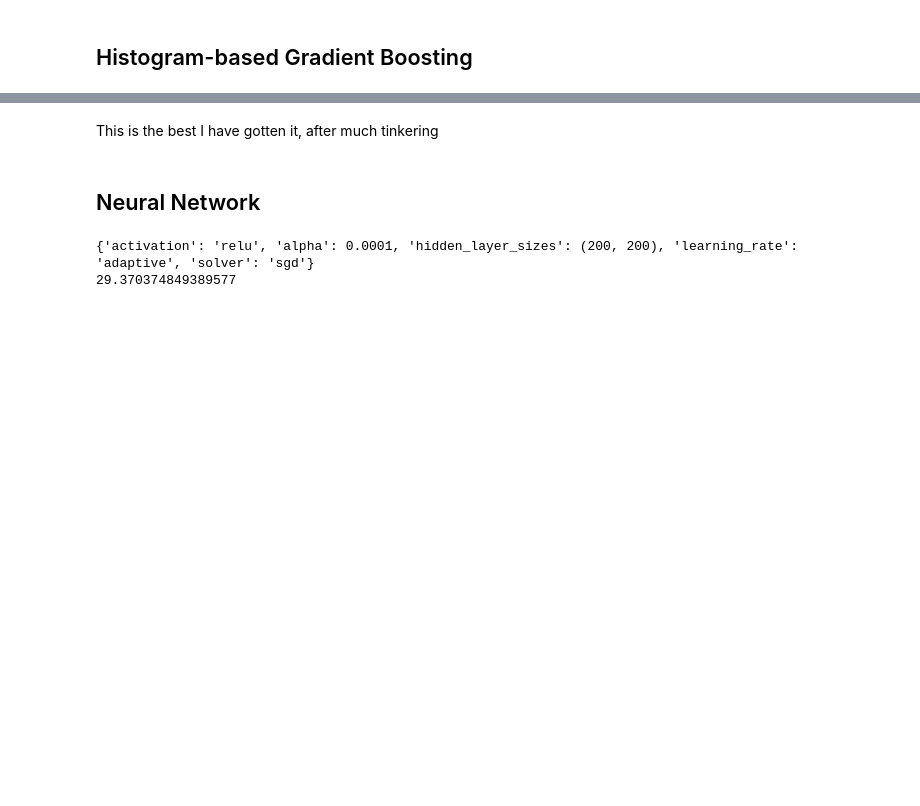
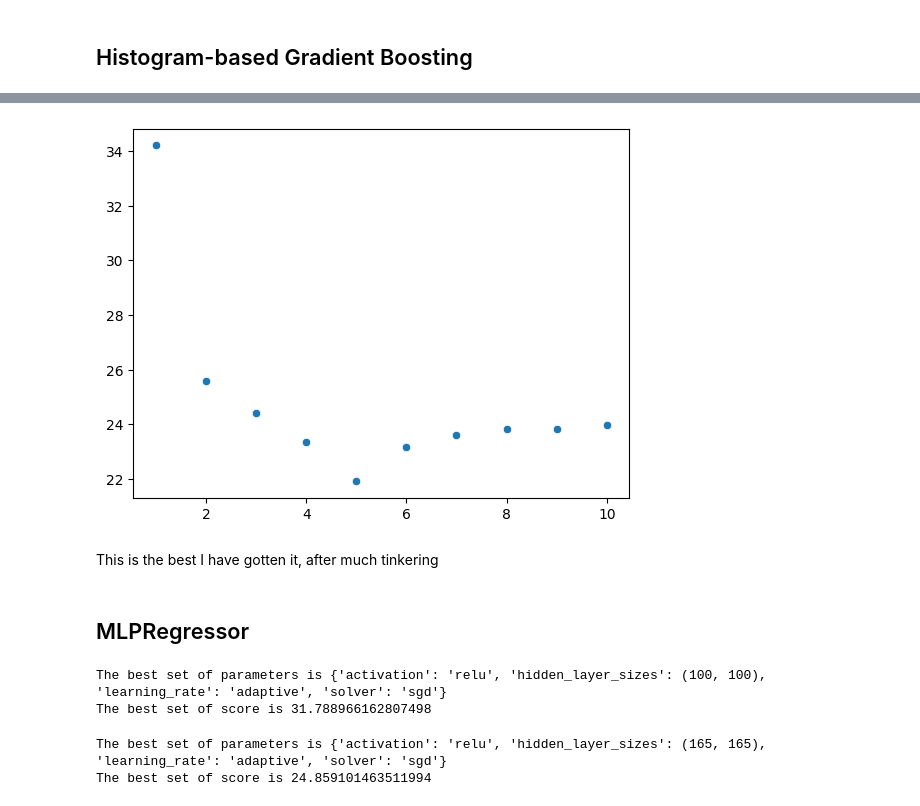
Before and after one commit to genserk/Concrete, a Jupyter notebook: Modeling.ipynb, the cells around one changed output, grey strips where cells are left out. Drawn from its saved outputs; the diff is of its cells as text; code cells hidden in the pictures; blank space fills up the shorter version.

```diff
--- a/Modeling.ipynb
+++ b/Modeling.ipynb
@@ -222,4 +329,9 @@ print(-grid_cv.best_score_)
+# %%
+sns.scatterplot(x=max_depths,
+y=mses)
+
+plt.show()
+# %% [output]
+[figure, added]
 # %% [markdown]
 This is the best I have gotten it, after much tinkering
-# %% [markdown]
-## Neural Network
@@ -229,3 +338,5 @@ scale = StandardScaler(copy=True)
+# %% [markdown]
+## MLPRegressor
 # %%
 X_train, y_train = scale.fit_transform(concrete_train[features]), concrete_train['strength']
 # %%
@@ -236,27 +347,23 @@ concrete_tt, concrete_val = train_test_split(concrete_train,
 X_tt, y_tt = scale.fit_transform(concrete_tt[features]), concrete_tt['strength']
 X_val, y_val = scale.fit_transform(concrete_val[features]), concrete_val['strength']
 # %%
-hidden_layer_sizes = [(200, 200), (250, 250)]
-learning_rates = ['constant', 'invscaling', 'adaptive']
-solvers = ['sgd']
-activations = ['relu']
-alphas = [.0001]
+def mlp_grid(hidden_layer_sizes,features,activations,concrete_train, learning_rates, solvers, print_best=True):
 
-grid_cv = GridSearchCV(MLPRegressor(max_iter=10000),
+    scale = StandardScaler(copy=True)
+    X_scale = scale.fit_transform(concrete_train[features])
+    grid_cv = GridSearchCV(MLPRegressor(max_iter=10000),
                           param_grid = {'hidden_layer_sizes': hidden_layer_sizes,
                                         'learning_rate': learning_rates,
                                         'solver': solvers,
                                         'activation': activations,
-                                        'alpha': alphas
                                         },
                           scoring = 'neg_mean_squared_error',
                           cv = 5)
 
+    grid_cv.fit(X_scale, concrete_train['strength'])
 
-grid_cv.fit(X_train, y_train)
+    if print_best:
+        print(f'The best set of parameters is {grid_cv.best_params_}')
+        print(f'The best set of score is {-grid_cv.best_score_}')
 
-print(grid_cv.best_params_)
-print(-grid_cv.best_score_)
+    return grid_cv
-# %% [output]
-{'activation': 'relu', 'alpha': 0.0001, 'hidden_layer_sizes': (200, 200), 'learning_rate': 'adaptive', 'solver': 'sgd'}
-29.370374849389577
@@ -280,0 +370,23 @@ model1.compile(optimizer = 'rmsprop',
+# %%
+hidden_layer_sizes = [(100, 100)]
+learning_rates = ['constant', 'adaptive']
+solvers = ['lbfgs', 'sgd', ]
+activations = ['relu', 'identity', 'logistic', 'tanh']
+alphas = [.0001]
+
+grid_cv = mlp_grid(hidden_layer_sizes,features,activations,concrete_train, learning_rates, solvers, print_best=True)
+# %% [output]
+The best set of parameters is {'activation': 'relu', 'hidden_layer_sizes': (100, 100), 'learning_rate': 'adaptive', 'solver': 'sgd'}
+The best set of score is 31.788966162807498
+# %%
+n_range = np.arange(120, 220, 5)
+hidden_layer_sizes = [(n, n) for n in n_range]
+learning_rates = ['adaptive']
+solvers = ['sgd']
+activations = ['relu']
+alphas = [.0001]
+
+mses = - mlp_grid(hidden_layer_sizes,features,activations,concrete_train, learning_rates, solvers, print_best=True).cv_results_['mean_test_score']
+# %% [output]
+The best set of parameters is {'activation': 'relu', 'hidden_layer_sizes': (165, 165), 'learning_rate': 'adaptive', 'solver': 'sgd'}
+The best set of score is 24.859101463511994
```
Also changed, not shown: parts of 29 cells of this notebook, 2 other files.
